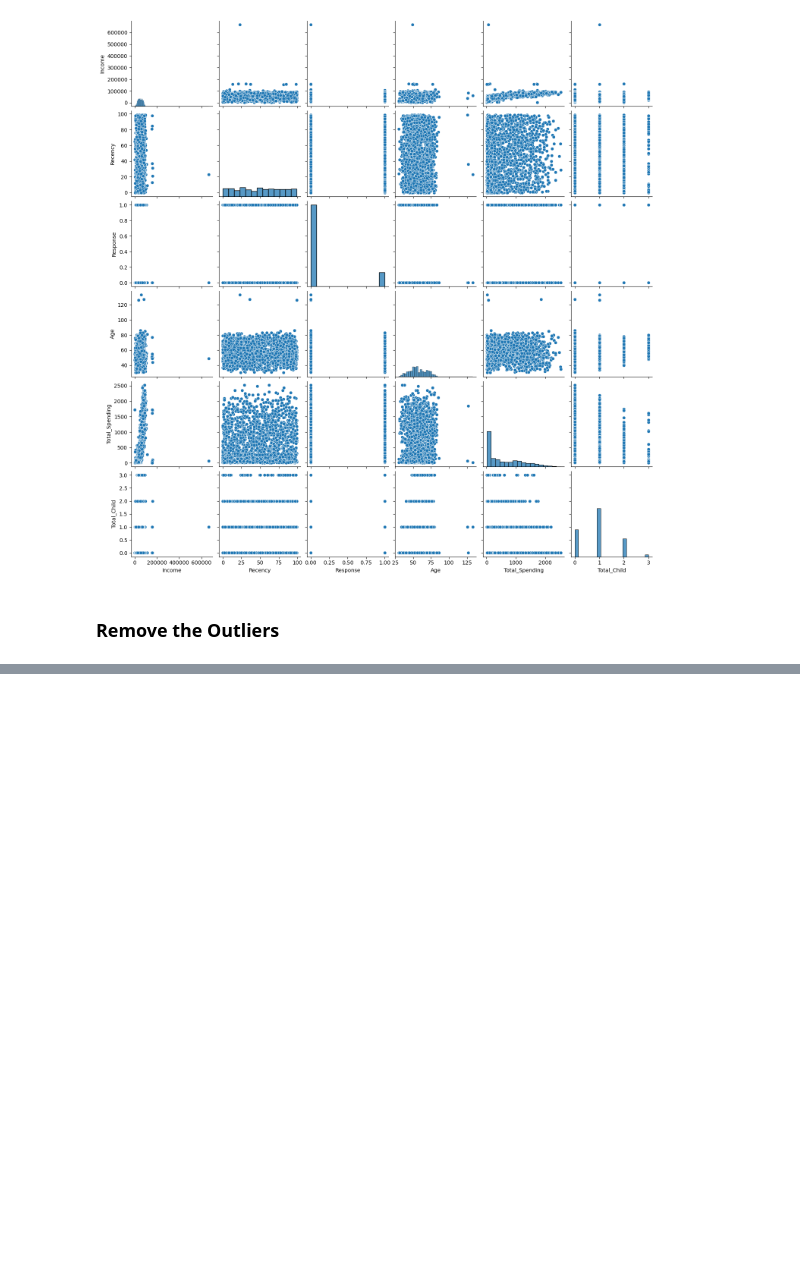
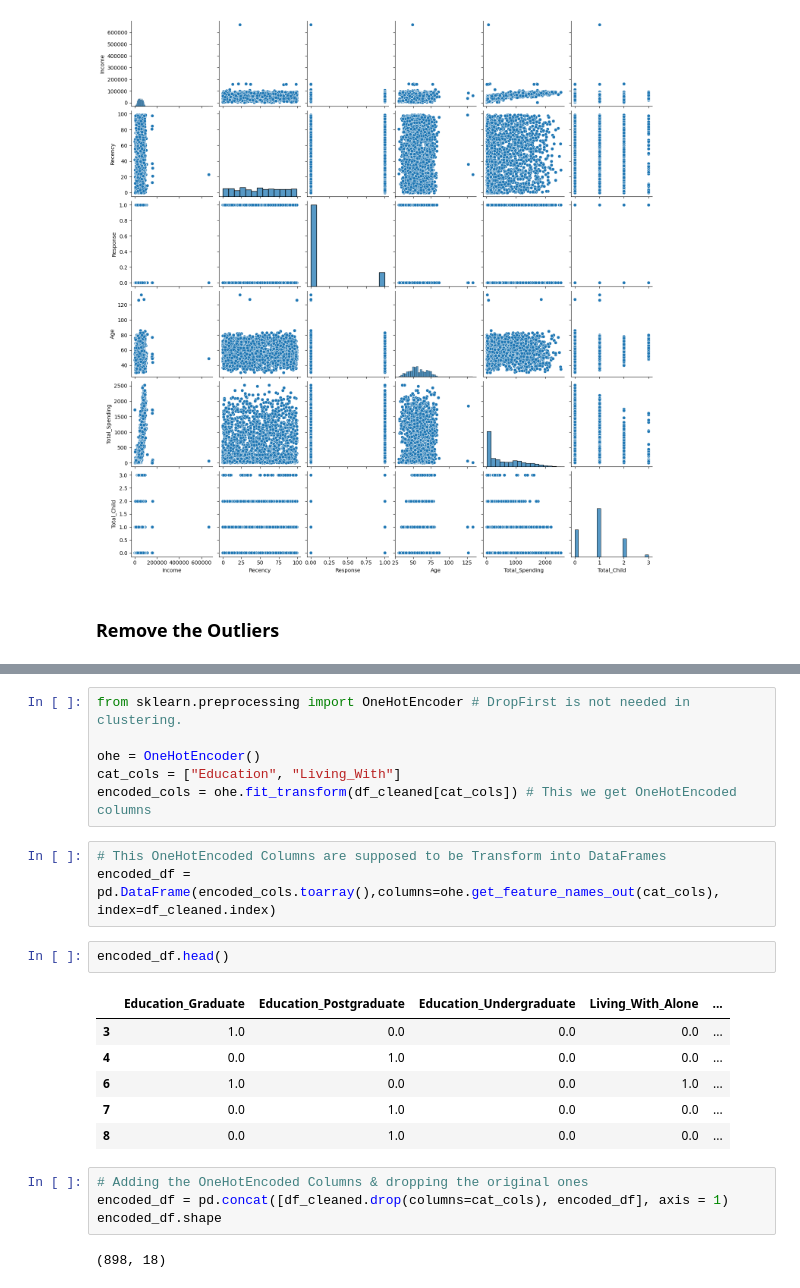
Before and after one commit to jay-0510/AI-ML-Algorithms, a Jupyter notebook: SmartCart/smartcart.ipynb, the cells around one changed output, grey strips where cells are left out. Drawn from its saved outputs; the diff is of its cells as text; blank space fills up the shorter version.

```diff
--- a/SmartCart/smartcart.ipynb
+++ b/SmartCart/smartcart.ipynb
@@ -229,0 +249,24 @@ Data size without outliers:  898
+# %%
+from sklearn.preprocessing import OneHotEncoder # DropFirst is not needed in clustering.
+
+ohe = OneHotEncoder()
+cat_cols = ["Education", "Living_With"]
+encoded_cols = ohe.fit_transform(df_cleaned[cat_cols]) # This we get OneHotEncoded columns
+# %%
+# This OneHotEncoded Columns are supposed to be Transform into DataFrames
+encoded_df = pd.DataFrame(encoded_cols.toarray(),columns=ohe.get_feature_names_out(cat_cols), index=df_cleaned.index)
+# %%
+encoded_df.head()
+# %% [output]
+|  | Education_Graduate | Education_Postgraduate | Education_Undergraduate | Living_With_Alone | ... |
+| 3 | 1.0 | 0.0 | 0.0 | 0.0 | ... |
+| 4 | 0.0 | 1.0 | 0.0 | 0.0 | ... |
+| 6 | 1.0 | 0.0 | 0.0 | 1.0 | ... |
+| 7 | 0.0 | 1.0 | 0.0 | 0.0 | ... |
+| 8 | 0.0 | 1.0 | 0.0 | 0.0 | ... |
+# %%
+# Adding the OneHotEncoded Columns & dropping the original ones
+encoded_df = pd.concat([df_cleaned.drop(columns=cat_cols), encoded_df], axis = 1)
+encoded_df.shape
+# %% [output]
+(898, 18)
```
Also changed, not shown: parts of 6 cells of this notebook.
